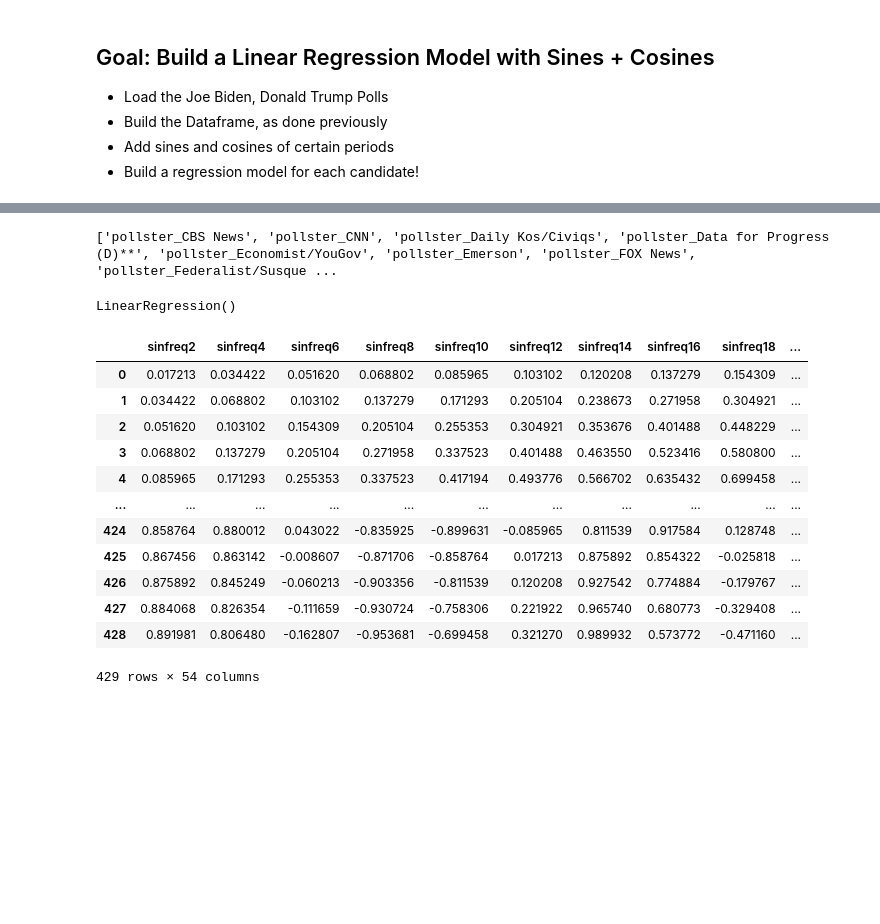
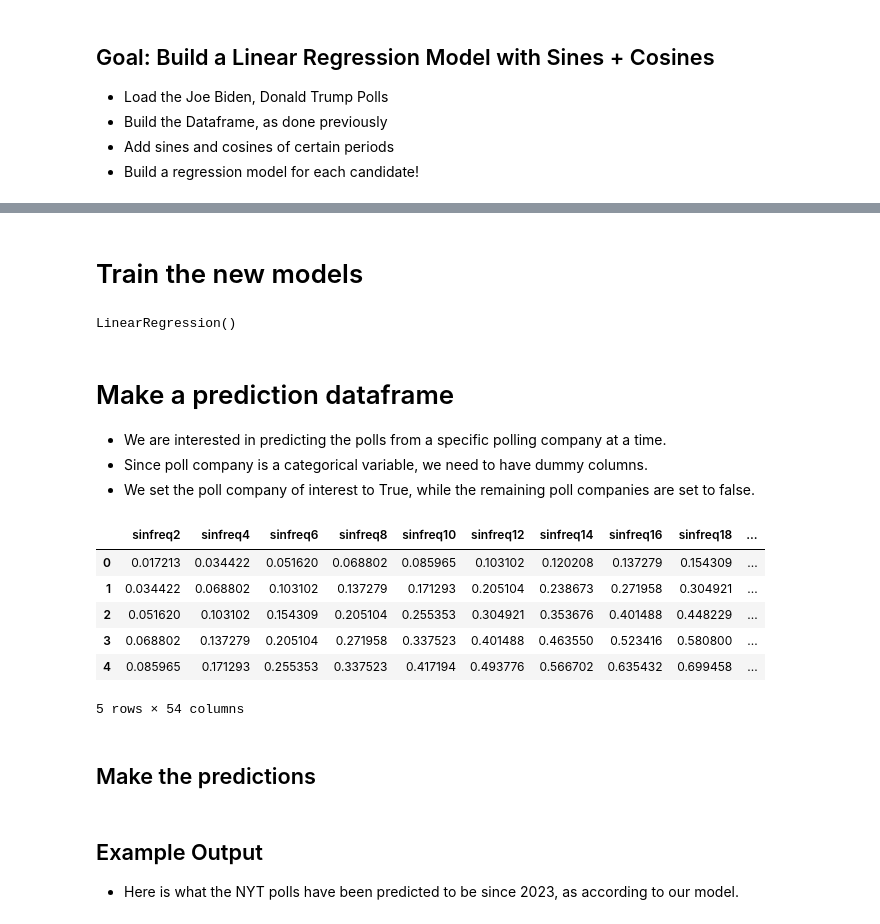
Before and after one commit to robertfeldstein/Election2024, a Jupyter notebook: linearsinemodel.ipynb, the cells around one changed output, grey strips where cells are left out. Saved outputs shown, nothing was run; the diff lists cells and outputs as text; code cells hidden in the pictures; blank space fills up the shorter version.

Commit message:
Improved upon linear sine model

```diff
--- a/linearsinemodel.ipynb
+++ b/linearsinemodel.ipynb
@@ -158,10 +132,5 @@ train_df
-# %%
-train_df.columns
-
-pollsters = [col for col in train_df.columns if 'pollster' in col]
-print(pollsters)
-# %% [output]
-['pollster_CBS News', 'pollster_CNN', 'pollster_Daily Kos/Civiqs', 'pollster_Data for Progress (D)**', 'pollster_Economist/YouGov', 'pollster_Emerson', 'pollster_FOX News', 'pollster_Federalist/Susque ...
+# %% [markdown]
+# Train the new models
 # %%
 jbmodel = LinearRegression()
 jbmodel.fit(train_df, jby)
@@ -171,48 +140,51 @@ dtmodel = LinearRegression()
 dtmodel.fit(train_df, dty)
 # %% [output]
 LinearRegression()
+# %% [markdown]
+# Make a prediction dataframe
+
+- We are interested in predicting the polls from a specific polling company at a time.
+- Since poll company is a categorical variable, we need to have dummy columns.
+- We set the poll company of interest to True, while the remaining poll companies are set to false.
 # %%
-#MAKE
-#Make an empty df to store the predictions
-
 def craft_prediction_df(poll_company = "pollster_NY Times/Siena",frequencies = [i*2 for i in range(1, 10)]):
     prediction_df = pd.DataFrame()
 
     days = list(range(1,430))
     prediction_df["Days Since 01-01-23"] = days
 
     for freq in frequencies:
         sine_name = 'sinfreq' + str(freq)
         cos_name = 'cosfreq' + str(freq)
         prediction_df[sine_name] = np.sin(freq *np.pi* prediction_df["Days Since 01-01-23"]/scale)
         prediction_df[cos_name] = np.cos(freq*np.pi* prediction_df["Days Since 01-01-23"]/scale)
 
     for pollster in pollsters:
         prediction_df[pollster] = False
 
     prediction_df[poll_company] = True
     prediction_df = prediction_df[X.columns]
     return prediction_df
 
 prediction_df = craft_prediction_df()
-prediction_df
+prediction_df.head()
 # %% [output]
 |  | sinfreq2 | sinfreq4 | sinfreq6 | sinfreq8 | sinfreq10 | sinfreq12 | sinfreq14 | sinfreq16 | sinfreq18 | ... |
 | 0 | 0.017213 | 0.034422 | 0.051620 | 0.068802 | 0.085965 | 0.103102 | 0.120208 | 0.137279 | 0.154309 | ... |
 | 1 | 0.034422 | 0.068802 | 0.103102 | 0.137279 | 0.171293 | 0.205104 | 0.238673 | 0.271958 | 0.304921 | ... |
 | 2 | 0.051620 | 0.103102 | 0.154309 | 0.205104 | 0.255353 | 0.304921 | 0.353676 | 0.401488 | 0.448229 | ... |
 | 3 | 0.068802 | 0.137279 | 0.205104 | 0.271958 | 0.337523 | 0.401488 | 0.463550 | 0.523416 | 0.580800 | ... |
 | 4 | 0.085965 | 0.171293 | 0.255353 | 0.337523 | 0.417194 | 0.493776 | 0.566702 | 0.635432 | 0.699458 | ... |
-| ... | ... | ... | ... | ... | ... | ... | ... | ... | ... | ... |
-| 424 | 0.858764 | 0.880012 | 0.043022 | -0.835925 | -0.899631 | -0.085965 | 0.811539 | 0.917584 | 0.128748 | ... |
-| 425 | 0.867456 | 0.863142 | -0.008607 | -0.871706 | -0.858764 | 0.017213 | 0.875892 | 0.854322 | -0.025818 | ... |
-| 426 | 0.875892 | 0.845249 | -0.060213 | -0.903356 | -0.811539 | 0.120208 | 0.927542 | 0.774884 | -0.179767 | ... |
-| 427 | 0.884068 | 0.826354 | -0.111659 | -0.930724 | -0.758306 | 0.221922 | 0.965740 | 0.680773 | -0.329408 | ... |
-| 428 | 0.891981 | 0.806480 | -0.162807 | -0.953681 | -0.699458 | 0.321270 | 0.989932 | 0.573772 | -0.471160 | ... |
-429 rows × 54 columns
+5 rows × 54 columns
+# %% [markdown]
+## Make the predictions
 # %%
 jbpredictions = jbmodel.predict(prediction_df)
 dtpredictions = dtmodel.predict(prediction_df)
+# %% [markdown]
+## Example Output
+
+- Here is what the NYT polls have been predicted to be since 2023, as according to our model.
 # %%
 def plot_predictions(jbpredictions, dtpredictions, prediction_df,poll_company = "pollster_NY Times/Siena"):
     dates = prediction_df["Days Since 01-01-23"]
```
Also changed, not shown: parts of 25 cells of this notebook, 2 other files.
